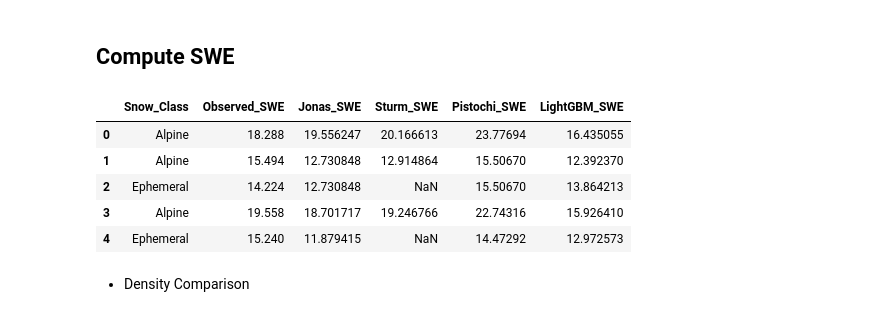
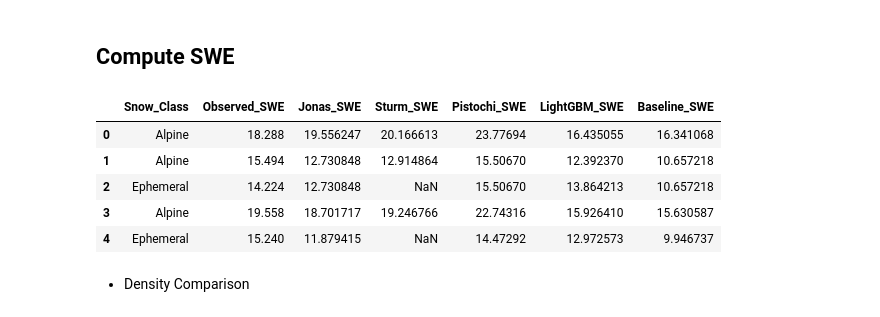
Before and after one commit to cryogars/density-models, a Jupyter notebook: notebooks/07_model_transferability_analysis.ipynb, the cells around one changed output. Cells and saved outputs as stored; diff of their text form; code cells hidden in the pictures.

```diff
--- a/notebooks/07_model_transferability_analysis.ipynb
+++ b/notebooks/07_model_transferability_analysis.ipynb
@@ -273,9 +269,10 @@ density_results=(
         Jonas_Density=lambda x: x.loc[:, ('Snow_Depth', 'Date', 'Elevation')].apply(lambda y: JonasDensity().compute_density(snow_depth=y.Snow_Depth*0.01, month=y.Date.month_name(), elevation= y.Elevation), axis=1),
         Pistochi_Density=lambda x: x.loc[:, 'Pistochi_DOWY'].apply(lambda y: PistochiDensity().compute_density(DOY=y)),
         Sturm_Density=lambda x: x.loc[:, ('Snow_Depth', 'Sturm_DOWY', 'Snow_Class')].apply(lambda y: SturmDensity().compute_density(snow_depth=y.Snow_Depth, DOY=y.Sturm_DOWY, snow_class= y.Snow_Class), axis=1),
-        LightGBM_Density=lgbm_main.predict(x_test_maine)
+        LightGBM_Density=lgbm_main.predict(x_test_maine),
+        Baseline_Density = clean_df.Snow_Density.mean()
     )
-    .filter(items=['Observed_Density', 'Jonas_Density', 'Pistochi_Density', 'Sturm_Density', 'LightGBM_Density', 'SWE', 'Snow_Depth', 'Snow_Class'])
+    .filter(items=['Observed_Density', 'Jonas_Density', 'Pistochi_Density', 'Sturm_Density', 'LightGBM_Density', 'SWE', 'Snow_Depth', 'Baseline_Density', 'Snow_Class'])
     .reset_index(drop=True)
 )
 
@@ -292,34 +289,36 @@ density_results.head()
 # %%
 swe_results=(
     density_results
     .assign(
         Observed_SWE=density_results.SWE.values,
         Jonas_SWE=lambda x: x.Jonas_Density.values * x.Snow_Depth.values,
         Sturm_SWE=lambda x: x.Sturm_Density.values * x.Snow_Depth.values,
         Pistochi_SWE=lambda x: x.Pistochi_Density.values * x.Snow_Depth.values,
-        LightGBM_SWE=lambda x: x.LightGBM_Density.values * x.Snow_Depth.values
+        LightGBM_SWE=lambda x: x.LightGBM_Density.values * x.Snow_Depth.values,
+        Baseline_SWE = lambda x: x.Baseline_Density.values * x.Snow_Depth.values
     )
     .drop(
         columns=[
             'Observed_Density',
             'Jonas_Density',
             'Pistochi_Density',
             'Sturm_Density',
             'Snow_Depth',
             'LightGBM_Density',
+            'Baseline_Density',
             'SWE'
         ]
     )
 )
 
 swe_results.head()
 # %% [output]
-|  | Snow_Class | Observed_SWE | Jonas_SWE | Sturm_SWE | Pistochi_SWE | LightGBM_SWE |
-| 0 | Alpine | 18.288 | 19.556247 | 20.166613 | 23.77694 | 16.435055 |
-| 1 | Alpine | 15.494 | 12.730848 | 12.914864 | 15.50670 | 12.392370 |
-| 2 | Ephemeral | 14.224 | 12.730848 | NaN | 15.50670 | 13.864213 |
-| 3 | Alpine | 19.558 | 18.701717 | 19.246766 | 22.74316 | 15.926410 |
-| 4 | Ephemeral | 15.240 | 11.879415 | NaN | 14.47292 | 12.972573 |
+|  | Snow_Class | Observed_SWE | Jonas_SWE | Sturm_SWE | Pistochi_SWE | LightGBM_SWE | Baseline_SWE |
+| 0 | Alpine | 18.288 | 19.556247 | 20.166613 | 23.77694 | 16.435055 | 16.341068 |
+| 1 | Alpine | 15.494 | 12.730848 | 12.914864 | 15.50670 | 12.392370 | 10.657218 |
+| 2 | Ephemeral | 14.224 | 12.730848 | NaN | 15.50670 | 13.864213 | 10.657218 |
+| 3 | Alpine | 19.558 | 18.701717 | 19.246766 | 22.74316 | 15.926410 | 15.630587 |
+| 4 | Ephemeral | 15.240 | 11.879415 | NaN | 14.47292 | 12.972573 | 9.946737 |
 # %% [markdown]
 * Density Comparison
 # %%
```
Also changed, not shown: parts of 18 cells of this notebook.
